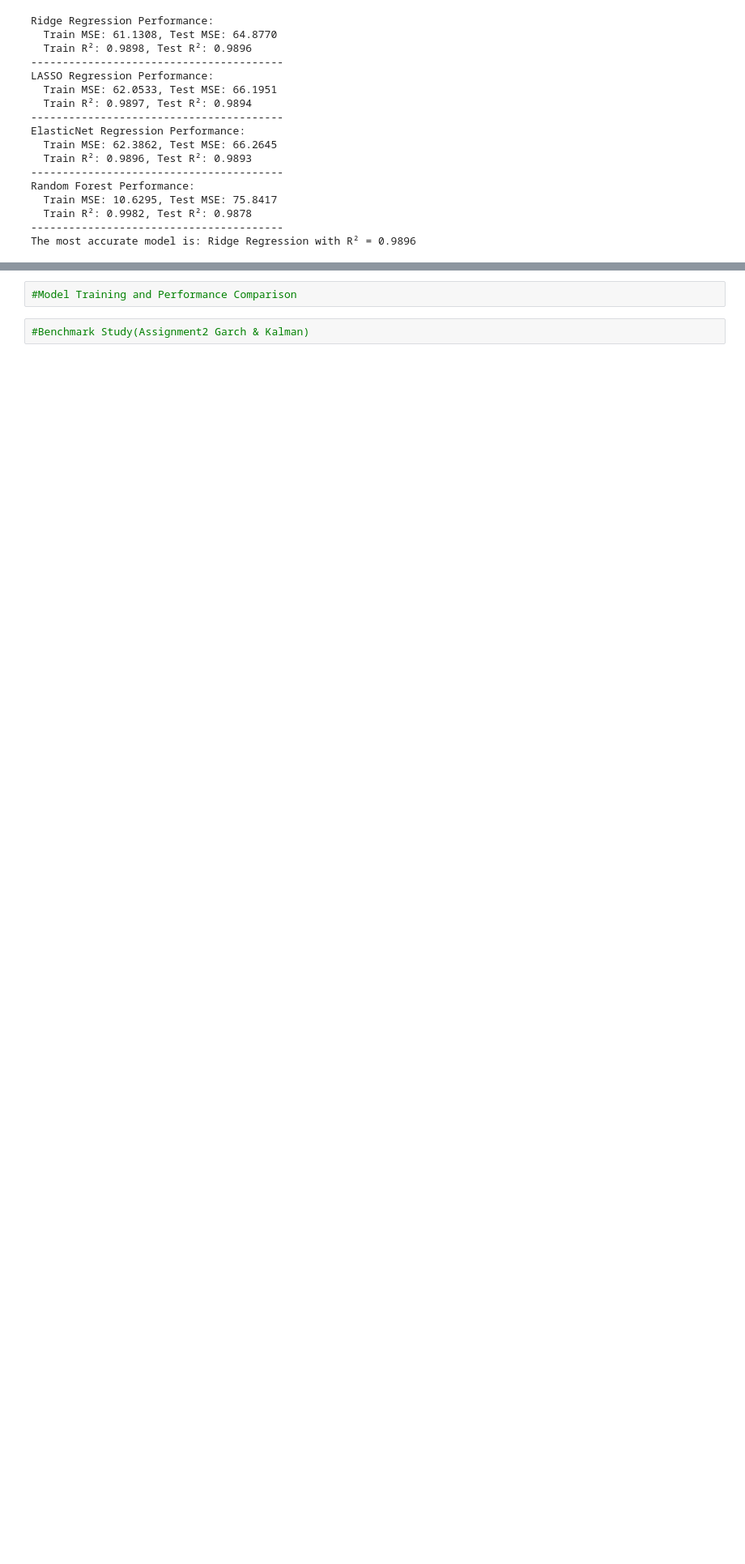
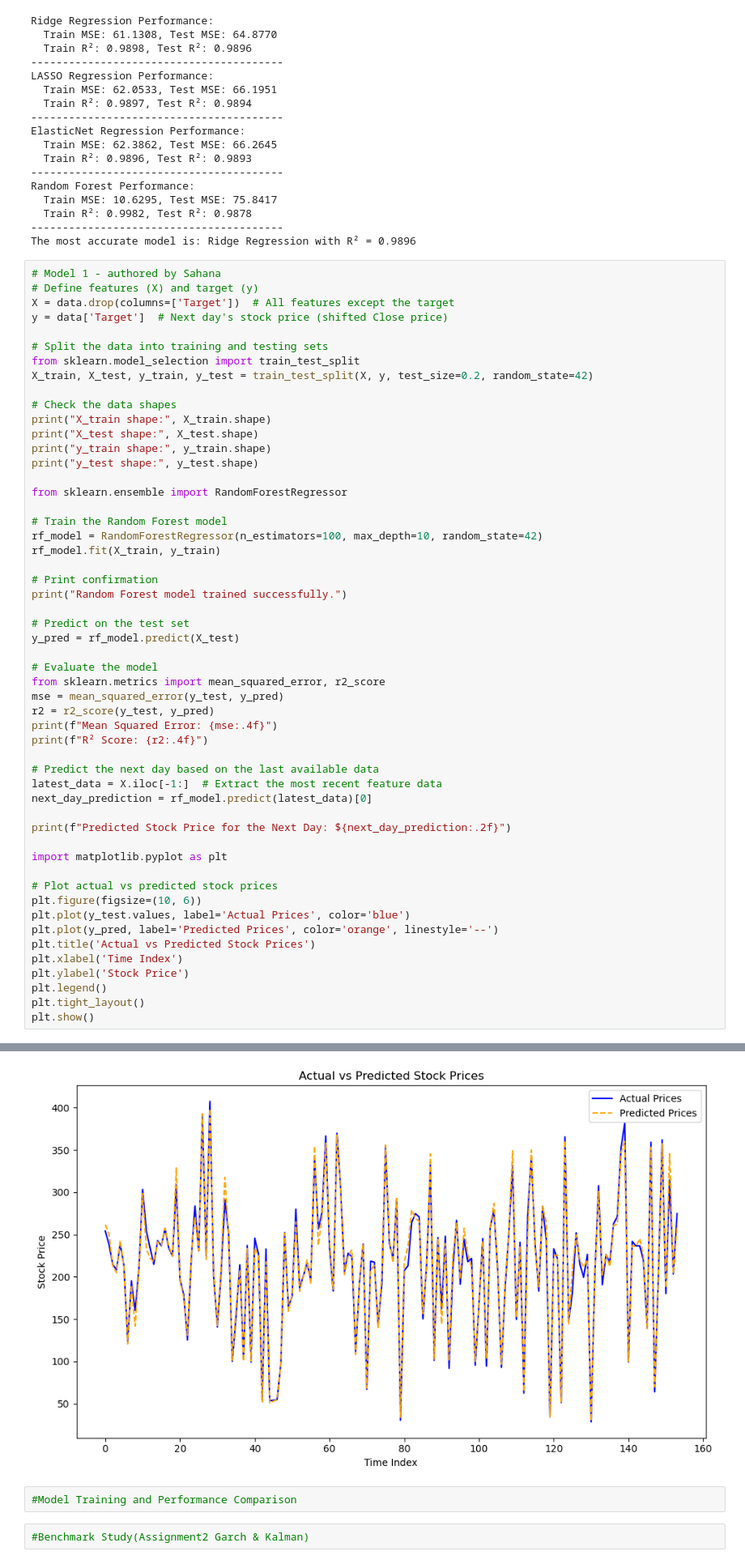
Before and after one commit to sahanajprakash/INFO6105, a Jupyter notebook: Final Project/Final Project.ipynb, the cells around one changed output, grey strips where cells are left out. Shown at 81% size. Cells and saved outputs as stored; diff of their text form; blank space fills up the shorter version.

Commit message:
Added randomforest regressor for next days stock

```diff
--- a/Final Project/Final Project.ipynb
+++ b/Final Project/Final Project.ipynb
@@ -554,3 +554,57 @@ Random Forest Performance:
   Train R²: 0.9982, Test R²: 0.9878
 ----------------------------------------
 The most accurate model is: Ridge Regression with R² = 0.9896
+# %%
+# Model 1 - authored by Sahana
+# Define features (X) and target (y)
+X = data.drop(columns=['Target'])  # All features except the target
+y = data['Target']  # Next day's stock price (shifted Close price)
+
+# Split the data into training and testing sets
+from sklearn.model_selection import train_test_split
+X_train, X_test, y_train, y_test = train_test_split(X, y, test_size=0.2, random_state=42)
+
+# Check the data shapes
+print("X_train shape:", X_train.shape)
+print("X_test shape:", X_test.shape)
+print("y_train shape:", y_train.shape)
+print("y_test shape:", y_test.shape)
+
+from sklearn.ensemble import RandomForestRegressor
+
+# Train the Random Forest model
+rf_model = RandomForestRegressor(n_estimators=100, max_depth=10, random_state=42)
+rf_model.fit(X_train, y_train)
+
+# Print confirmation
+print("Random Forest model trained successfully.")
+
+# Predict on the test set
+y_pred = rf_model.predict(X_test)
+
+# Evaluate the model
+from sklearn.metrics import mean_squared_error, r2_score
+mse = mean_squared_error(y_test, y_pred)
+r2 = r2_score(y_test, y_pred)
+print(f"Mean Squared Error: {mse:.4f}")
+print(f"R² Score: {r2:.4f}")
+
+# Predict the next day based on the last available data
+latest_data = X.iloc[-1:]  # Extract the most recent feature data
+next_day_prediction = rf_model.predict(latest_data)[0]
+
+print(f"Predicted Stock Price for the Next Day: ${next_day_prediction:.2f}")
+
+import matplotlib.pyplot as plt
+
+# Plot actual vs predicted stock prices
+plt.figure(figsize=(10, 6))
+plt.plot(y_test.values, label='Actual Prices', color='blue')
+plt.plot(y_pred, label='Predicted Prices', color='orange', linestyle='--')
+plt.title('Actual vs Predicted Stock Prices')
+plt.xlabel('Time Index')
+plt.ylabel('Stock Price')
+plt.legend()
+plt.tight_layout()
+plt.show()
+# %% [output]
@@ -557,3 +619,4 @@ The most accurate model is: Ridge Regression with R² = 0.9896
+[figure, added]
 # %%
 #Model Training and Performance Comparison
 # %%
```
Also changed, not shown: parts of 2 cells of this notebook.
